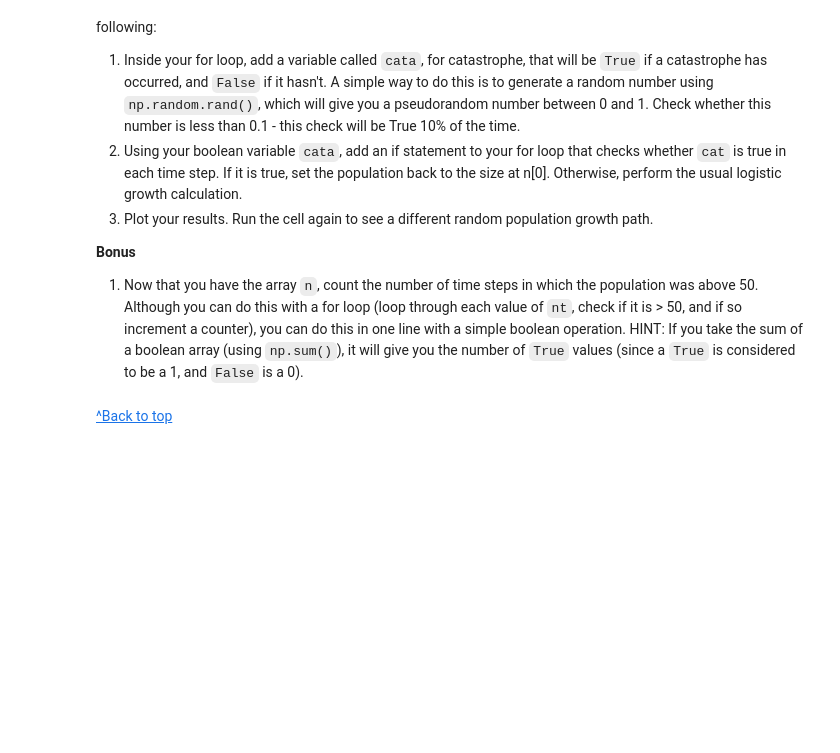
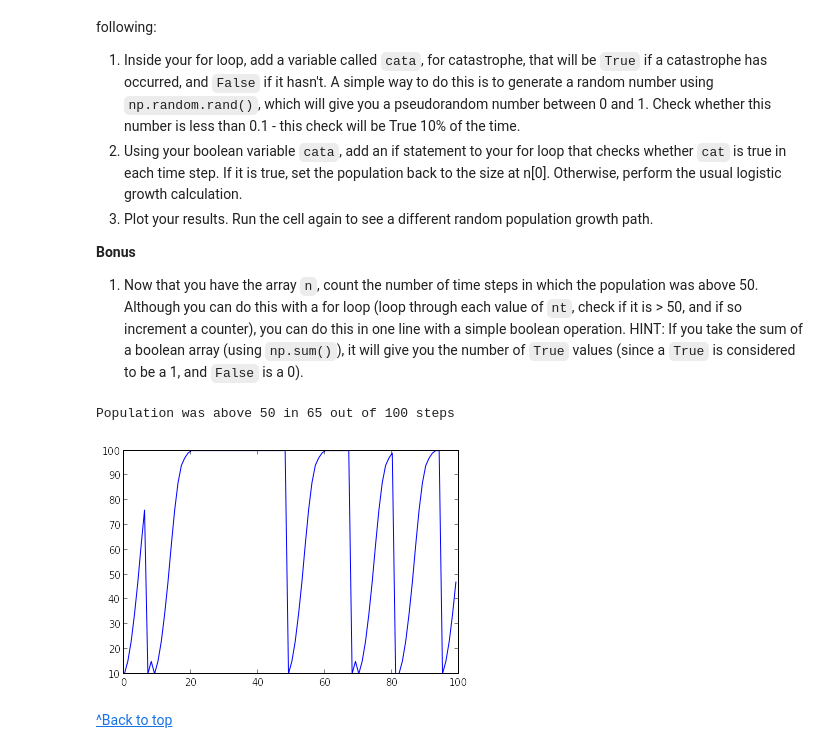
Before and after one commit to abostroem/2015-01-03-aas, a Jupyter notebook: intermediate/python-review/python-full.ipynb, the cells around one changed output. Saved outputs shown, nothing was run; the diff lists cells and outputs as text; code cells hidden in the pictures; blank space fills up the shorter version.

```diff
--- a/intermediate/python-review/python-full.ipynb
+++ b/intermediate/python-review/python-full.ipynb
@@ -627,22 +822,25 @@ HINT: If you take the sum of a boolean array (using `np.sum()`), it will give yo
 # %%
 # Set up initial model parameters
 r = 0.6
 K = 100
 n = np.zeros(100)
 n[0] = 10
 
 # Loop through all time steps
 steps = np.arange(1, 100)
 for i in steps:
     cata = (np.random.rand() < 0.1)  # Random catastrophe 10% of time
     if cata:
         n[i] = n[0]
     else:
         n[i] = round(n[i-1] + r*n[i-1]*(1 - n[i-1]/K))
 
-plot(n)
+plt.plot(n)
 
 print 'Population was above 50 in', np.sum(n > 50), 'out of 100 steps'
+# %% [output]
+Population was above 50 in 65 out of 100 steps
+[figure, added]
 # %% [markdown]
 [^Back to top](#Table-of-Contents)
 # %% [markdown]
```
Also changed, not shown: parts of 50 cells of this notebook, 1 other file.
